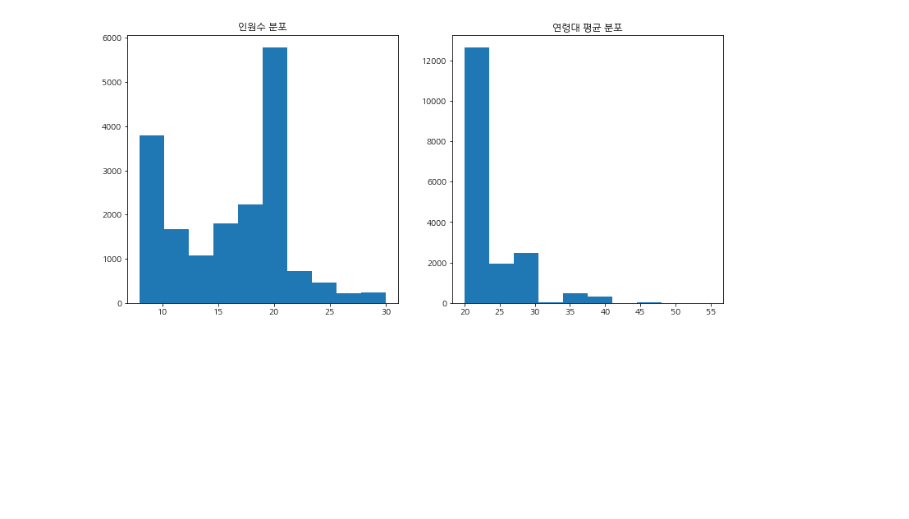
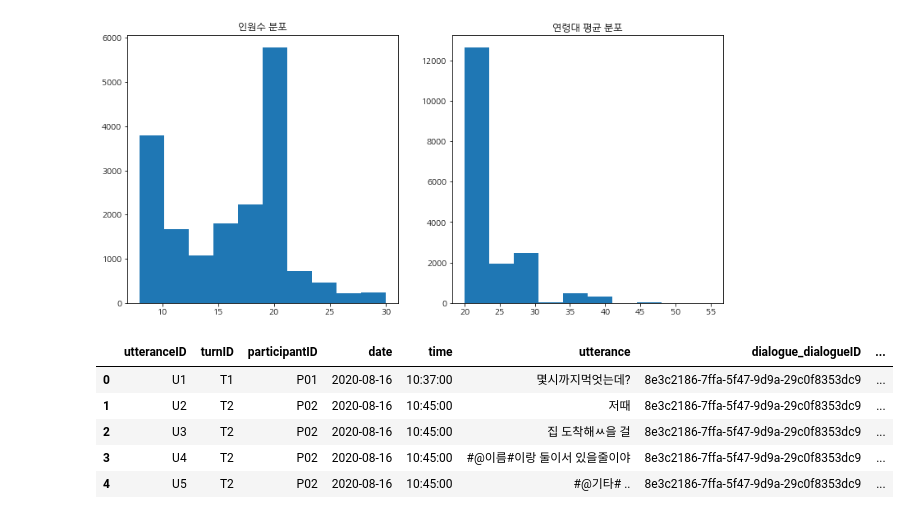
Before and after one commit to namepen/MLOpsToyProject, a Jupyter notebook: notebooks/eda.ipynb, the cells around one changed output. Drawn from its saved outputs; the diff is of its cells as text; code cells hidden in the pictures; blank space fills up the shorter version.

```diff
--- a/notebooks/eda.ipynb
+++ b/notebooks/eda.ipynb
@@ -203,8 +196,21 @@ body['dialogue_topic'] = '개인 및 관계'
 # %%
+# dataframe 에 정보를 모두 담아넣는 작업
+body['dialogue_dialogueID'] = '8e3c2186-7ffa-5f47-9d9a-29c0f8353dc9'
+body['dialogue_numberOfParticipants'] = int(2)
+body['dialogue_numberOfTurns'] = int(6)
+body['dialogue_numberOfUtterances'] = int(20)
+body['dialogue_topic'] = '개인 및 관계' # 모든 데이터의 type 값을 '개인 및 관계' 로 통일함.
 body.loc[body['participantID'] == 'P01', 'age'] = '20대'
 body.loc[body['participantID'] == 'P01', 'gender'] = '남성'
 body.loc[body['participantID'] == 'P01', 'residentialProvince'] = '대구광역시'
-
 body.loc[body['participantID'] == 'P02', 'age'] = '20대'
 body.loc[body['participantID'] == 'P02', 'gender'] = '여성'
 body.loc[body['participantID'] == 'P02', 'residentialProvince'] = '경상남도'
+body.head()
+# %% [output]
+|  | utteranceID | turnID | participantID | date | time | utterance | dialogue_dialogueID | ... |
+| 0 | U1 | T1 | P01 | 2020-08-16 | 10:37:00 | 몇시까지먹엇는데? | 8e3c2186-7ffa-5f47-9d9a-29c0f8353dc9 | ... |
+| 1 | U2 | T2 | P02 | 2020-08-16 | 10:45:00 | 저때 | 8e3c2186-7ffa-5f47-9d9a-29c0f8353dc9 | ... |
+| 2 | U3 | T2 | P02 | 2020-08-16 | 10:45:00 | 집 도착해ㅆ을 걸 | 8e3c2186-7ffa-5f47-9d9a-29c0f8353dc9 | ... |
+| 3 | U4 | T2 | P02 | 2020-08-16 | 10:45:00 | #@이름#이랑 둘이서 있을줄이야 | 8e3c2186-7ffa-5f47-9d9a-29c0f8353dc9 | ... |
+| 4 | U5 | T2 | P02 | 2020-08-16 | 10:45:00 | #@기타# .. | 8e3c2186-7ffa-5f47-9d9a-29c0f8353dc9 | ... |
```
Also changed, not shown: parts of 6 cells of this notebook, 2 other files.
